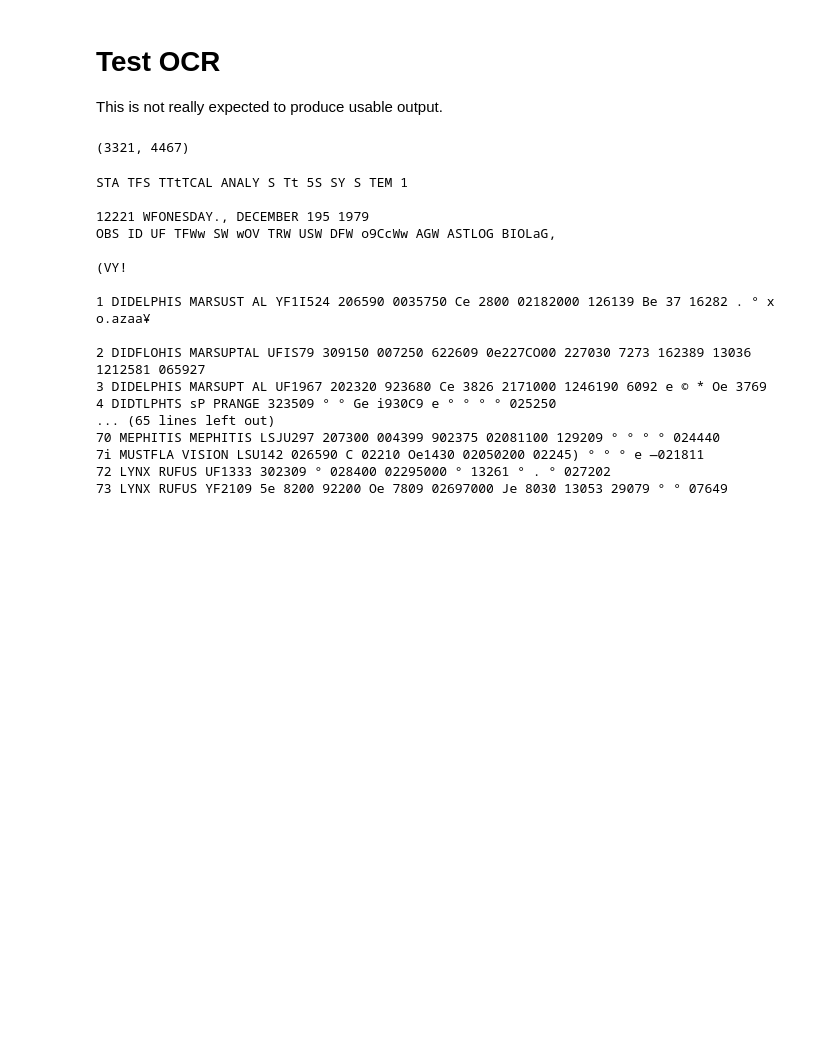
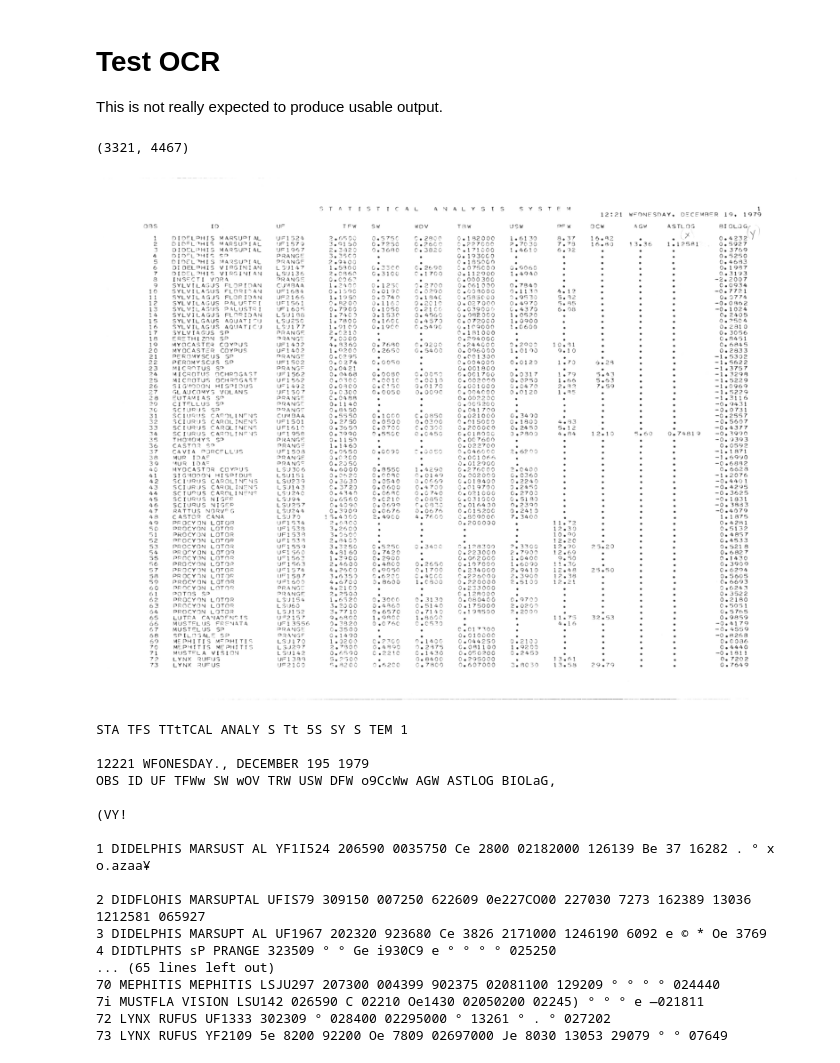
Before and after one commit to rafelafrance/allometry_data, a Jupyter notebook: notebooks/00_ocr_test.ipynb, the cells around one changed output. Cells and saved outputs as stored; diff of their text form; code cells hidden in the pictures; blank space fills up the shorter version.

```diff
--- a/notebooks/00_ocr_test.ipynb
+++ b/notebooks/00_ocr_test.ipynb
@@ -31,11 +31,12 @@ def show_image(image):
 # %%
 gray = cv2.imread(IMAGE, cv2.IMREAD_GRAYSCALE)
 gray = cv2.rotate(gray, cv2.ROTATE_90_CLOCKWISE)
 
 print(gray.shape)
-# show_image(gray)
+show_image(gray)
 # %% [output]
 (3321, 4467)
+[figure, added]
 # %%
 ocr = image_to_string(gray, lang='eng', config='allometry.config')
 print(ocr)
```
Also changed, not shown: parts of 3 cells of this notebook, 4 other files.
